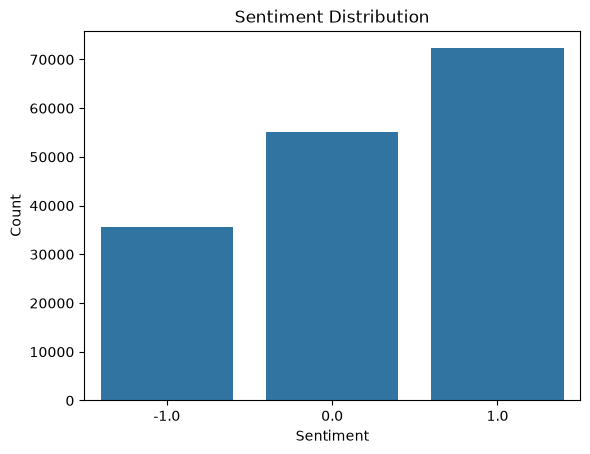
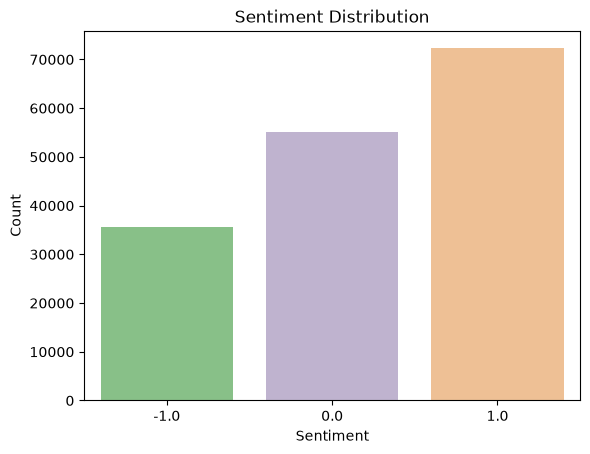
Code edit (unified diff) that turned the first committed figure into the second:
--- before
+++ after
@@ -1,3 +1,3 @@
-sns.countplot(x = "category", data = df)
+sns.countplot(x = "category", data = df, hue = "category", palette = "Accent", legend = False)
 plt.title("Sentiment Distribution")
 

Commit: Add files via upload